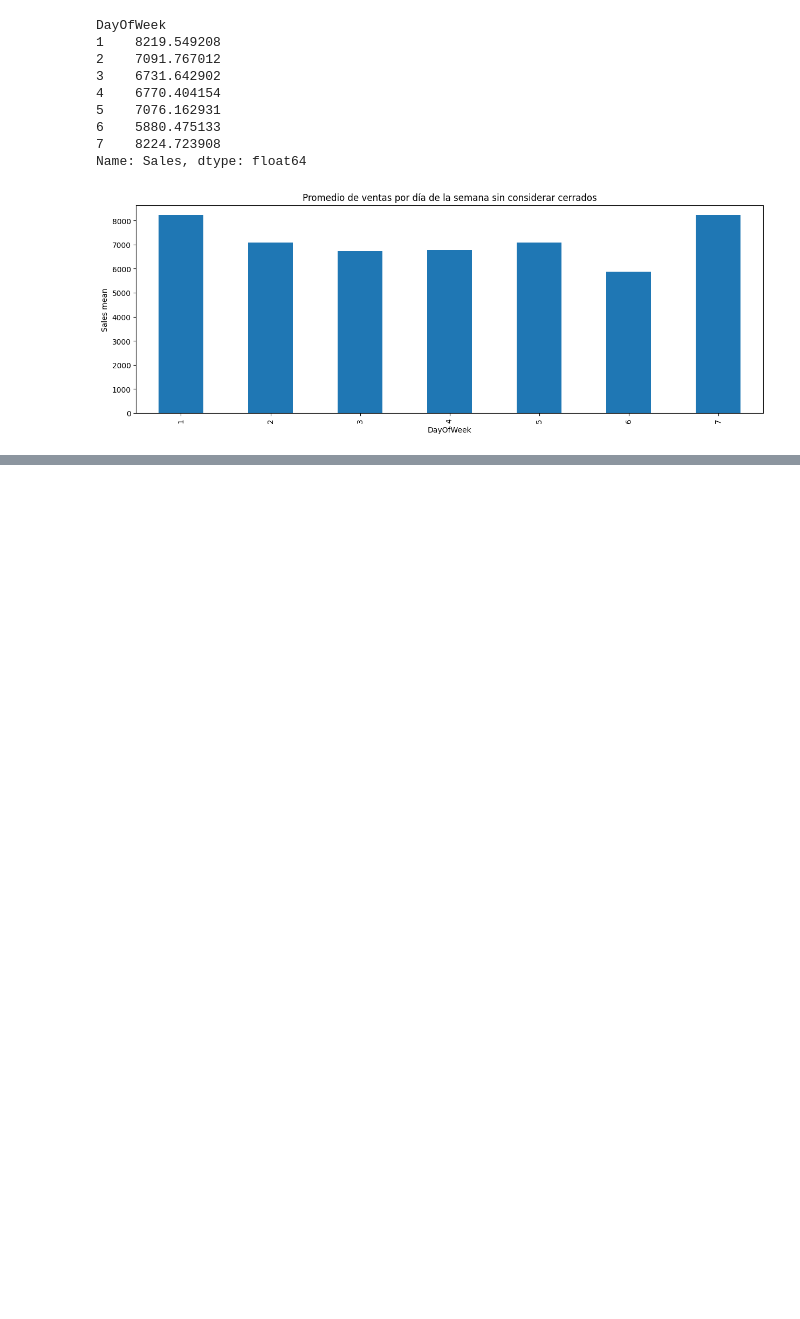
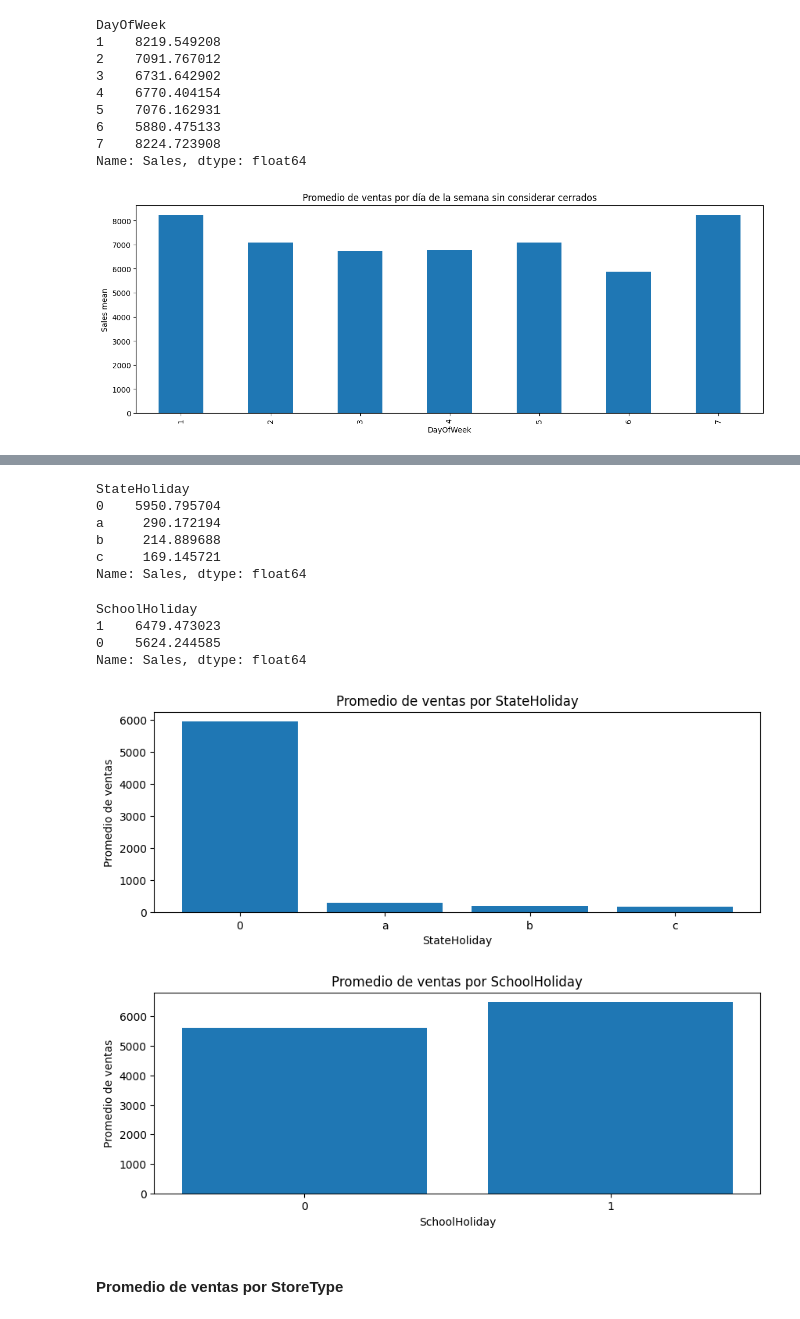
Before and after one commit to charligram/7_rossman_store_sales, a Jupyter notebook: notebooks/01_EDA.ipynb, the cells around one changed output, grey strips where cells are left out. Cells and saved outputs as stored; diff of their text form; code cells hidden in the pictures; blank space fills up the shorter version.

```diff
--- a/notebooks/01_EDA.ipynb
+++ b/notebooks/01_EDA.ipynb
@@ -1089,0 +1135,50 @@ plt.savefig("../outputs/figures/10_sales_mean_x_dayofweek.png", bbox_inches="tig
+# %%
+group_state_holiday_sales_mean = df.groupby("StateHoliday")["Sales"].mean().sort_values(ascending=False)
+group_school_holiday_sales_mean = df.groupby("SchoolHoliday")["Sales"].mean().sort_values(ascending=False)
+# %%
+group_state_holiday_sales_mean
+# %% [output]
+StateHoliday
+0    5950.795704
+a     290.172194
+b     214.889688
+c     169.145721
+Name: Sales, dtype: float64
+# %%
+group_school_holiday_sales_mean
+# %% [output]
+SchoolHoliday
+1    6479.473023
+0    5624.244585
+Name: Sales, dtype: float64
+# %%
+fig, axs = plt.subplots(ncols=1, nrows=2, figsize=(10, 8))
+
+plt.subplots_adjust(hspace=0.4)
+
+axs1 = axs[0]
+axs2 = axs[1]
+
+#---------------------
+axs1.bar(
+    group_state_holiday_sales_mean.index,
+    group_state_holiday_sales_mean.values
+)
+axs1.set_title("Promedio de ventas por StateHoliday")
+axs1.set_ylabel("Promedio de ventas")
+axs1.set_xlabel("StateHoliday")
+#---------------------
+axs2.bar(
+    group_school_holiday_sales_mean.index,
+    group_school_holiday_sales_mean.values
+)
+axs2.set_title("Promedio de ventas por SchoolHoliday")
+axs2.set_ylabel("Promedio de ventas")
+axs2.set_xlabel("SchoolHoliday")
+axs2.set_xticks(group_school_holiday_sales_mean.index)
+#---------------------
+plt.savefig("../outputs/figures/12_sales_mean_of_state_and_school_holidays.png", bbox_inches="tight")
+# %% [output]
+[figure, added]
+# %% [markdown]
+#### Promedio de ventas por StoreType
```
Also changed, not shown: parts of 64 cells of this notebook, 10 other files.
